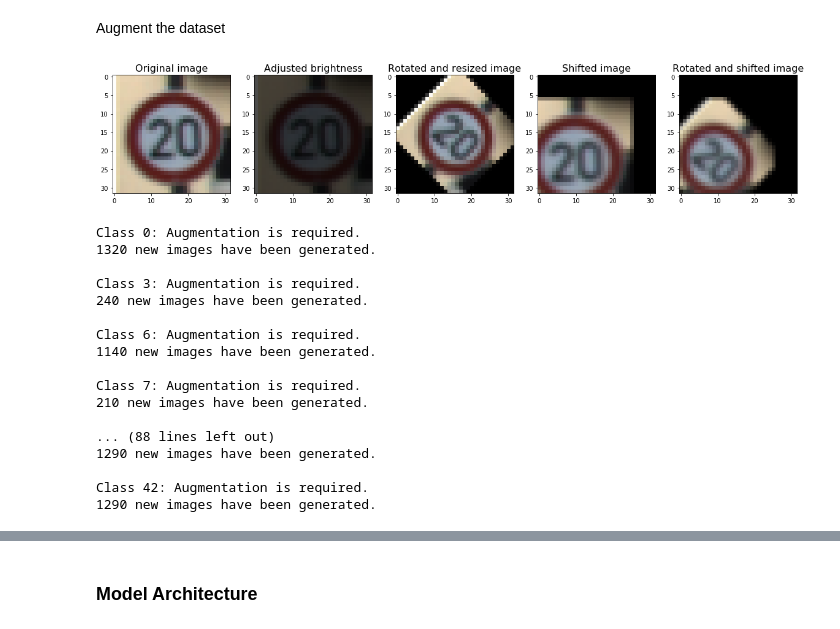
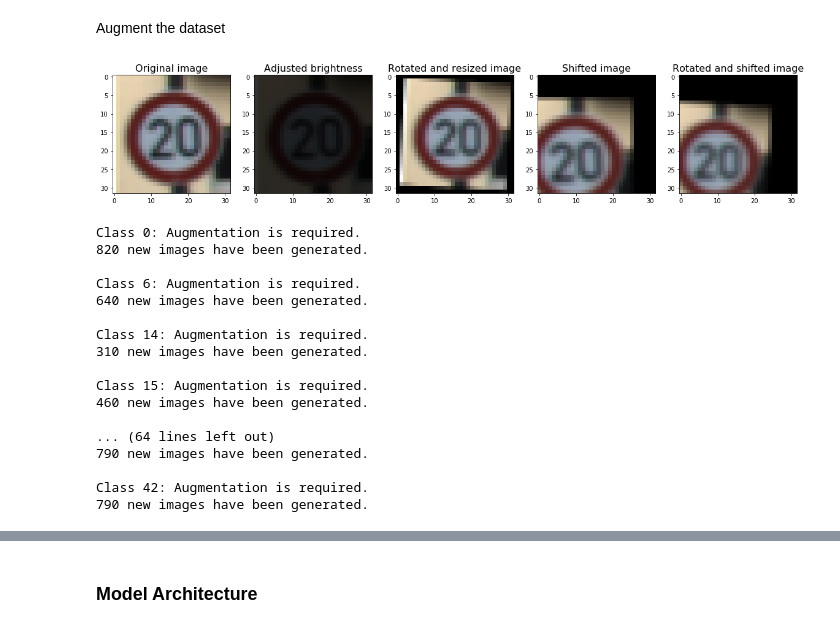
Before and after one commit to siyaoxu/Self-Driving-Cars, a Jupyter notebook: CarND-Traffic-Sign-Classifier-Project/Traffic_Sign_Classifier.ipynb, the cells around one changed output, grey strips where cells are left out. Saved outputs shown, nothing was run; the diff lists cells and outputs as text; code cells hidden in the pictures.

```diff
--- a/CarND-Traffic-Sign-Classifier-Project/Traffic_Sign_Classifier.ipynb
+++ b/CarND-Traffic-Sign-Classifier-Project/Traffic_Sign_Classifier.ipynb
@@ -209,9 +209,9 @@ Augment the dataset
 # Demonstrate image augmentation
 raw_image = X_train[np.where(y_train == 0)[0][0],:,:,:]
 
-fv = 0.3
-theta = -45.0
-scale = 0.8
+fv = 0.2
+theta = -3.0
+scale = 0.9
 ftxy = (-0.2, 0.2)
 
 # brightness adjusted image
@@ -221,33 +221,33 @@ rotated_image = ImgAug(raw_image, theta=theta, scale = scale)
 
 # translate the image for factors 6 pixels (0.2*nx) toward -x direction, and 3 pixels (0.1*ny) toward y direction
 shifted_image = ImgAug(raw_image, ftxy = ftxy)
 
 # combined rotation and shift on the image
 trans_image = ImgAug(raw_image, theta=theta, scale = scale, ftxy = ftxy)
 
 # plot the original image vs images with different transformation
 fig = plt.figure(figsize = (20,16));
 # original image
 plt.subplot(1,5,1)
 plt.imshow(raw_image);
 plt.title('Original image', fontsize = 16);
 # image with adjusted brightness
 plt.subplot(1,5,2)
 plt.imshow(b_image);
 plt.title('Adjusted brightness', fontsize = 16);
 # rotated image
 plt.subplot(1,5,3)
 plt.imshow(rotated_image);
 plt.title('Rotated and resized image', fontsize = 16);
 # shifted image
 plt.subplot(1,5,4)
 plt.imshow(shifted_image);
 plt.title('Shifted image', fontsize = 16);
 # combination of rotation and transformation
 plt.subplot(1,5,5)
 plt.imshow(trans_image);
 plt.title('Rotated and shifted image', fontsize = 16);
 # %% [output]
-[figure, old version]
+[figure, new version]
 # %%
 # define a funciton to sample values for parameters of the image augmentation function
@@ -265,7 +265,7 @@ from random import randint
 # count the size of each class
 class_count = Counter(y_train)
 # set our target size per class
-n_target = 1500
+n_target = 1000
 # augmented images are stored at here
 augm_imgs = []
 augm_y = []
@@ -279,7 +279,8 @@ for key,n in class_count.items():
         # get all images in this class
         i_imgs = X_train[np.where(y_train == key)[0],:,:,:]
         # sample parameters for the augmentation
-        fv, thetas, scales, ftxys = AugmParams(rtheta=(0.0,0.0),rscale = (1.0,1.0),size = diff)
+#         fv, thetas, scales, ftxys = AugmParams(rtheta=(0.0,0.0),rscale = (1.0,1.0),size = diff)
+        fv, thetas, scales, ftxys = AugmParams(rtheta=(-3.0,3.0),rscale = (0.8,1.2),size = diff)
         # generate transformed images
         for i in list(range(diff)):
             # sample a random image from original images in this class
@@ -297,22 +298,22 @@ y_train_augm = np.concatenate(augm_y,axis=0)
 del augm_imgs,augm_y
 # %% [output]
 Class 0: Augmentation is required.
-1320 new images have been generated.
-
-Class 3: Augmentation is required.
-240 new images have been generated.
+820 new images have been generated.
 
 Class 6: Augmentation is required.
-1140 new images have been generated.
+640 new images have been generated.
 
-Class 7: Augmentation is required.
-210 new images have been generated.
+Class 14: Augmentation is required.
+310 new images have been generated.
 
-... (88 lines left out)
-1290 new images have been generated.
+Class 15: Augmentation is required.
+460 new images have been generated.
+
+... (64 lines left out)
+790 new images have been generated.
 
 Class 42: Augmentation is required.
-1290 new images have been generated.
+790 new images have been generated.
 # %%
 # plot the first image in the augmented training data for each class
 fig = plt.figure(figsize=(16,44));
```
Also changed, not shown: parts of 12 cells of this notebook.
